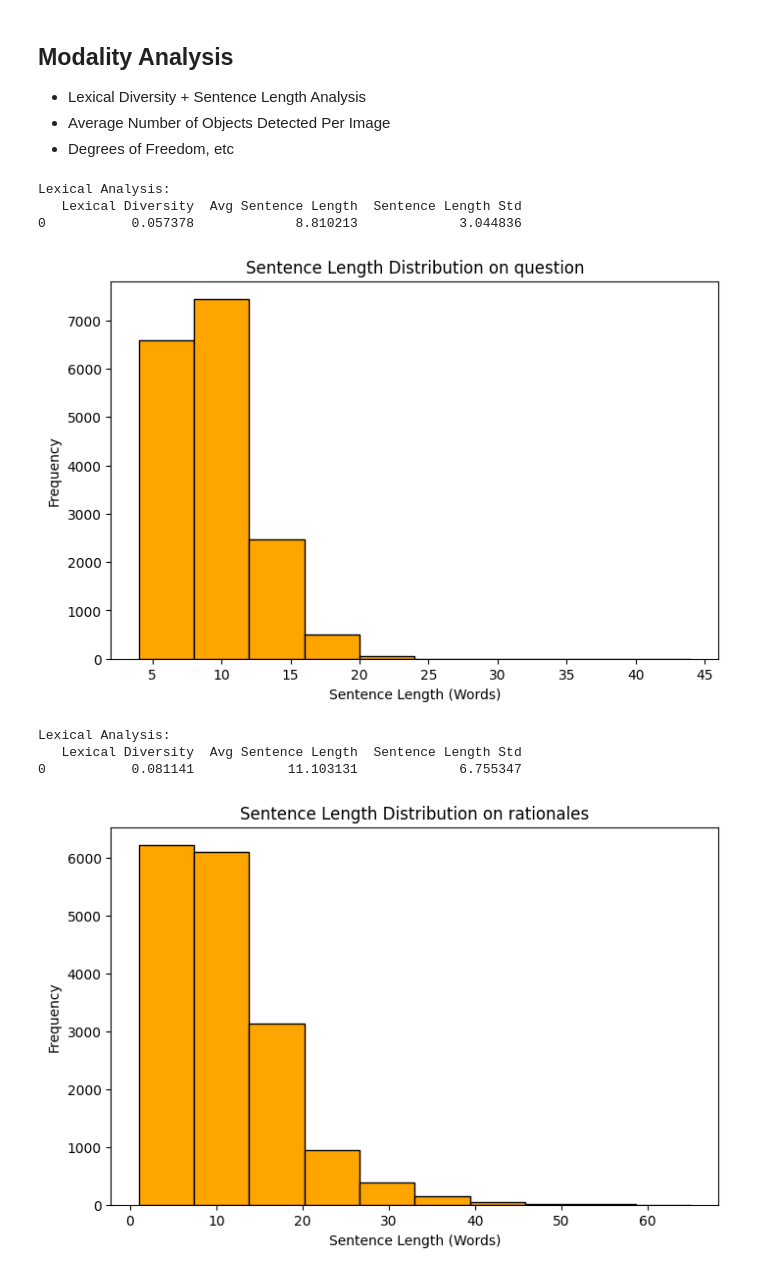
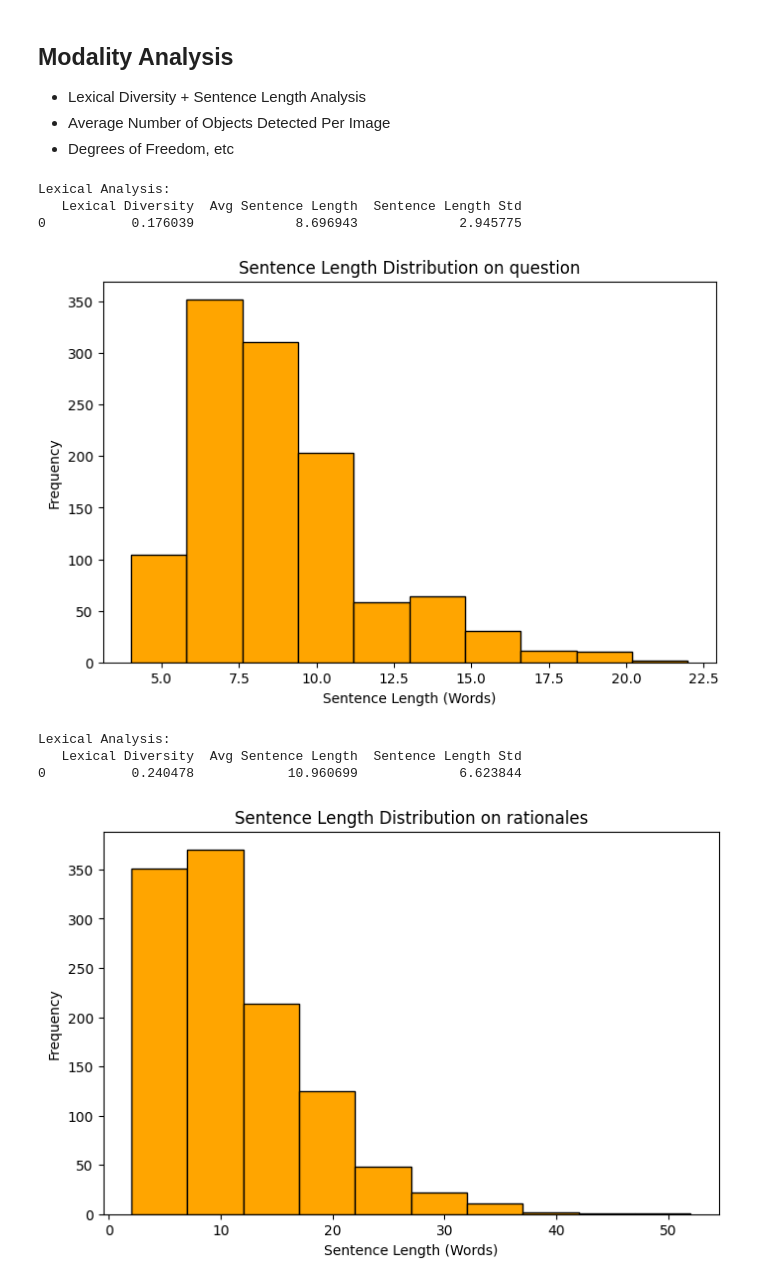
Before and after one commit to Zachary-Wenhao/MLLM-AOKVQA, a Jupyter notebook: eda.ipynb, the cells around one changed output. Cells and saved outputs as stored; diff of their text form; code cells hidden in the pictures.

```diff
--- a/eda.ipynb
+++ b/eda.ipynb
@@ -79,39 +79,39 @@ def eda_sent_len(dataset=train_dataset, field='question'):
             all_text.extend(entry[field].split())
             sentence_lengths.append(len(entry[field].split()))
 
     # Compute lexical diversity
     unique_words = set(all_text)
     lexical_diversity = len(unique_words) / len(all_text)
 
     # Compute sentence length statistics
     sentence_length_avg = np.mean(sentence_lengths)
     sentence_length_std = np.std(sentence_lengths)
 
     # Display lexical statistics
     eda_results = pd.DataFrame({
         "Lexical Diversity": [lexical_diversity],
         "Avg Sentence Length": [sentence_length_avg],
         "Sentence Length Std": [sentence_length_std]
     })
     print("Lexical Analysis:")
     print(eda_results)
 
     # Plot sentence length distribution
     plt.figure(figsize=(8, 5))
     plt.hist(sentence_lengths, bins=10, edgecolor="black", color="orange")
     plt.xlabel("Sentence Length (Words)")
     plt.ylabel("Frequency")
     plt.title(f"Sentence Length Distribution on {field}")
     plt.show()
-eda_sent_len(train_dataset, 'question')
-eda_sent_len(train_dataset, 'rationales')
+eda_sent_len(val_dataset, 'question')
+eda_sent_len(val_dataset, 'rationales')
 # %% [output]
 Lexical Analysis:
    Lexical Diversity  Avg Sentence Length  Sentence Length Std
-0           0.057378             8.810213             3.044836
+0           0.176039             8.696943             2.945775
-[figure, old version]
+[figure, new version]
 Lexical Analysis:
    Lexical Diversity  Avg Sentence Length  Sentence Length Std
-0           0.081141            11.103131             6.755347
+0           0.240478            10.960699             6.623844
-[figure, old version]
+[figure, new version]
 # %%
```
Also changed, not shown: parts of 4 cells of this notebook.
